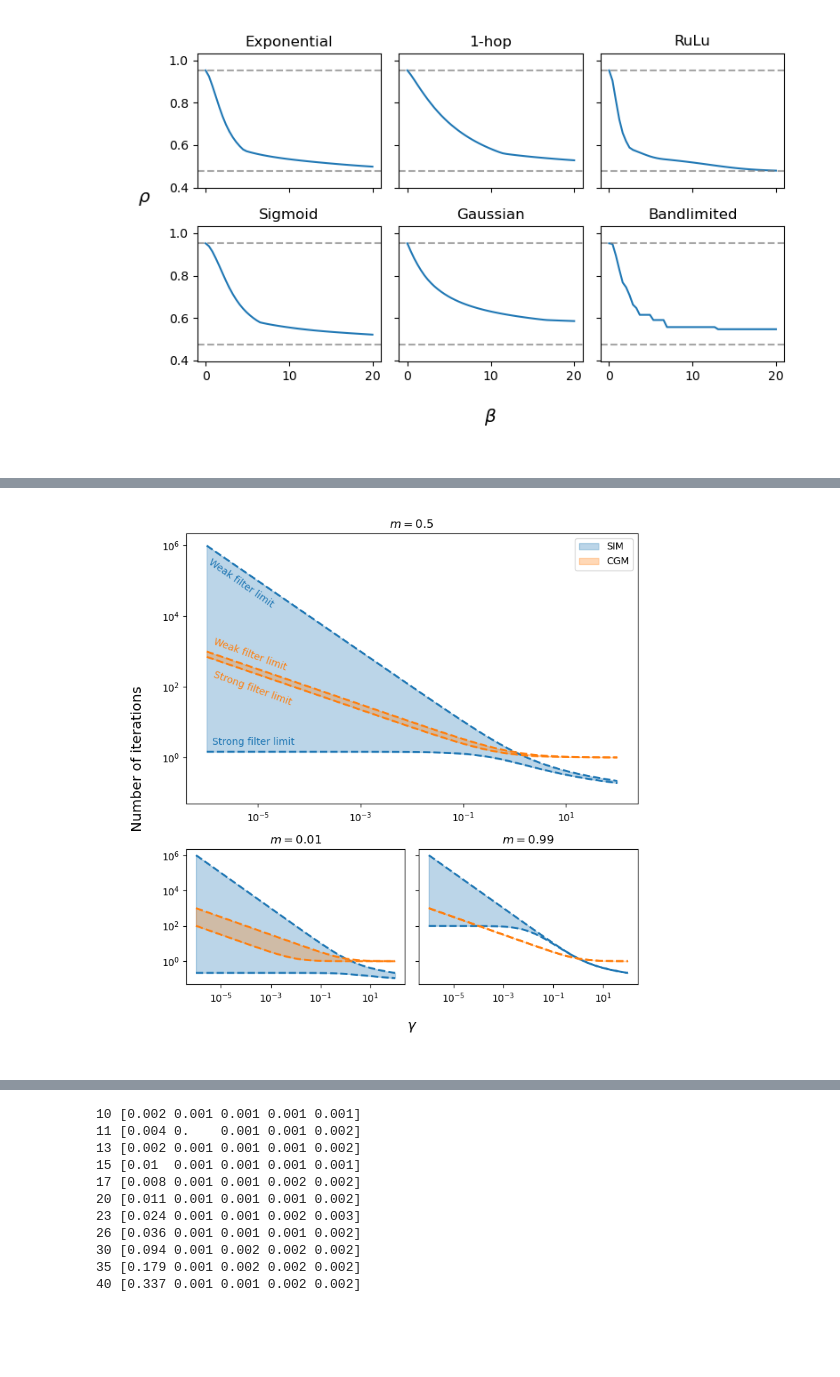
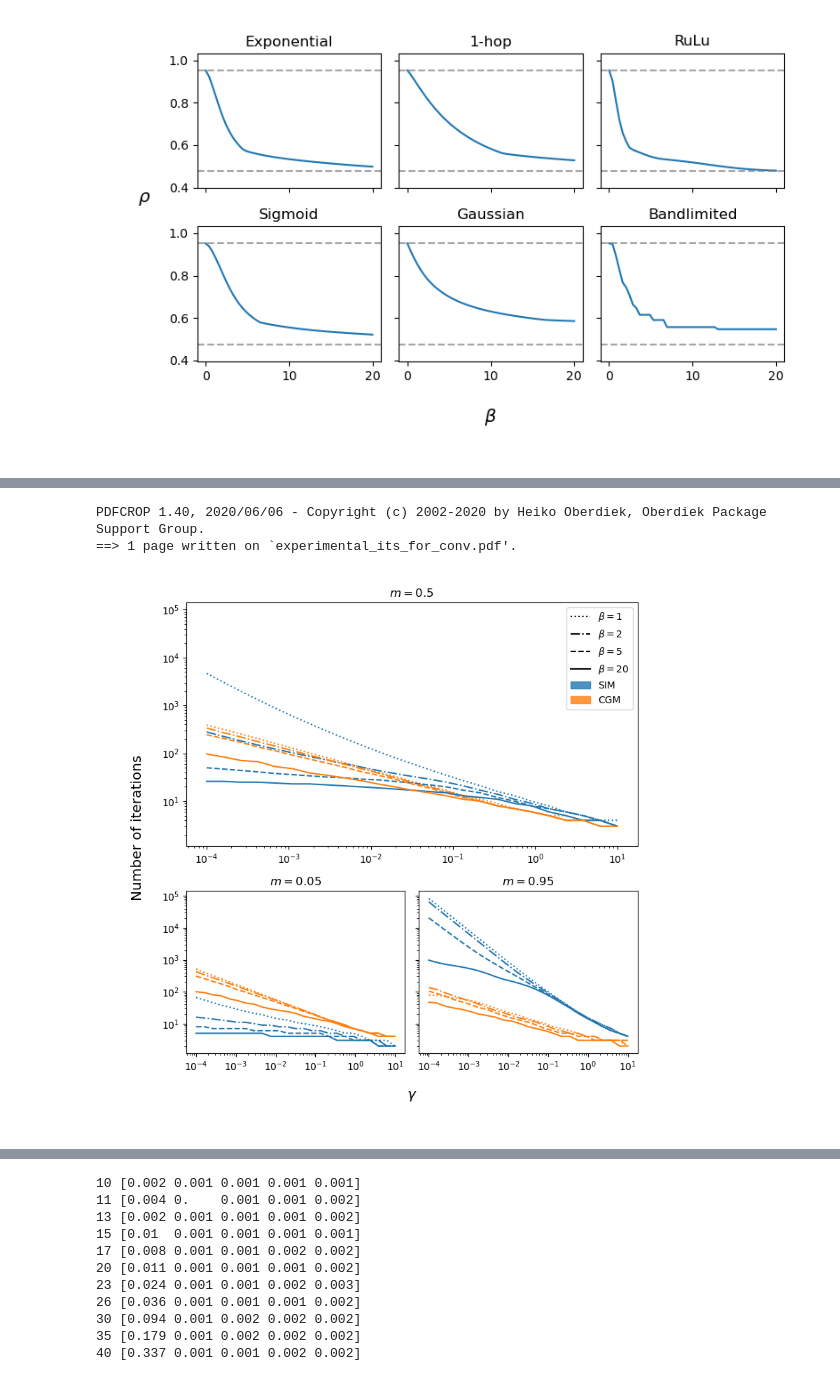
Before and after one commit to nickelnine37/ThesisCode, a Jupyter notebook: Chapter 4/4.3.ipynb, the cells around one changed output, grey strips where cells are left out. Saved outputs shown, nothing was run; the diff lists cells and outputs as text; code cells hidden in the pictures; blank space fills up the shorter version.

```diff
--- a/Chapter 4/4.3.ipynb
+++ b/Chapter 4/4.3.ipynb
@@ -75,10 +75,14 @@ def g(lamN: float | np.ndarray,
     return np.exp(-(betaN * lamN + betaT * lamT))
 
 
-def dummy_data(N: int, T: int, m: float, seed: int=0):
+def dummy_data(N: int, T: int, m: float, seed: int=0) -> Tuple[np.ndarray, np.ndarray, np.ndarray, np.ndarray]:
     """
     Generate some fake data for testing purposes with size (N, T) and
     missingness fraction 0 < m < 1
+
+    Parameters:
+        N, T        dimensions of the data
+        m           the fraction of data that is missing
     """
 
     np.random.seed(seed)
@@ -92,6 +96,13 @@ def dummy_data(N: int, T: int, m: float, seed: int=0):
     _, LT = path_graph(T)
 
     return Y, S, LN, LT
+
+
+def save_fig_cropped(fname: str):
+    """Save the current figure and crop out whitespace"""
+
+    plt.savefig(fname)
+    subprocess.run(['pdfcrop', fname, fname])
 # %%
 def idct(Y: np.ndarray) -> np.ndarray:
     """
@@ -901,34 +857,37 @@ PDFCROP 1.40, 2020/06/06 - Copyright (c) 2002-2020 by Heiko Oberdiek, Oberdiek P
 # %%
-def make_it_gamma_plot_CGM():
 
-    gs = np.logspace(-6, 2)
 
-    fig, axes = plt.subplot_mosaic("AA;BC", sharey=True, figsize=(8, 8), gridspec_kw={'height_ratios': [2, 1]})
+
+def make_it_gamma_plot2(its_sim, its_cgm, save=False):
+
+    gs = np.logspace(-4, 1, 25)
+
+    fig, axes = plt.subplot_mosaic("AA;BC", sharey=True, figsize=(8, 8), gridspec_kw={'height_ratios': [1.5, 1]})
 
     y1 = (1 / gs + 1) ** 0.5
     ya = 1 / np.log(1 + gs)
 
+    legend_elements = []
 
-    for ax, m in zip(axes.values(), [0.5, 0.01, 0.99]):
 
-        y2 = (m / gs + 1) ** 0.5
-        yb = 1 / (np.log(1 + gs) - np.log(m))
-
-        ax.plot(gs, ya, color='tab:blue', ls='--', lw=2)
-        ax.plot(gs, yb, color='tab:blue', ls='--', lw=2)
-        ax.fill_between(gs, ya, yb, alpha=0.3,  color='tab:blue', label='SIM')
-
-        ax.plot(gs, y1, color='tab:orange', ls='--', lw=2)
-        ax.plot(gs, y2, color='tab:orange', ls='--', lw=2)
-        ax.fill_between(gs, y1, y2, alpha=0.3, color='tab:orange', label='CGM')
+    for ax, m in zip(axes.values(), [0.5, 0.05, 0.95]):
 
         ax.set_xscale('log')
         ax.set_yscale('log')
 
+        for ls, beta in zip(reversed(['-', '--', '-.', ':']), [1, 2, 5, 20]):
+
+            ax.plot(gs, its_sim[m][beta], color='tab:blue', ls=ls) #, label=r'SIM, $\beta = ' + str(beta) +  '$')
+            ax.plot(gs, its_cgm[m][beta], color='tab:orange', ls=ls) #, label=r'CGM, $\beta = ' + str(beta) +  '$')
+
+            if m == 0.5:
+
+                legend_elements.append(Line2D([0], [0], color='k', ls=ls, label=r'$\beta=' + str(beta) + '$'))
+
 
     axes['A'].set_title(r'$m=0.5$')
-    axes['B'].set_title(r'$m=0.01$')
-    axes['C'].set_title(r'$m=0.99$')
+    axes['B'].set_title(r'$m=0.05$')
+    axes['C'].set_title(r'$m=0.95$')
 
     axes['A'].legend()
 
@@ -937,16 +896,20 @@ def make_it_gamma_plot_CGM():
     plt.xlabel(r"$\gamma$", size='x-large', labelpad=20)
     plt.ylabel(r'Number of iterations', labelpad=20, size='x-large')
 
+    legend_elements += [Patch(facecolor='tab:blue', edgecolor='tab:blue', label='SIM', alpha=0.8),
+                        Patch(facecolor='tab:orange', edgecolor='tab:orange', label='CGM', alpha=0.8)]
 
-    axes['A'].text(1e-6, 18e3, 'Weak filter limit', color='tab:blue', rotation=-35)
-    axes['A'].text(1.3e-6, 2.3e0, 'Strong filter limit', color='tab:blue')
 
-    axes['A'].text(1.3e-6, 3e2, 'Weak filter limit', color='tab:orange', rotation=-20)
-    axes['A'].text(1.3e-6, 3e1, 'Strong filter limit', color='tab:orange', rotation=-20)
+    axes['A'].legend(handles=legend_elements)
+
 
     plt.tight_layout()
     plt.savefig('conv_SIM_CGM_compared.pdf')
 
 
-make_it_gamma_plot_CGM()
+    if save:
+        save_fig_cropped('experimental_its_for_conv.pdf')
+
+
+make_it_gamma_plot2(its_sim, its_cgm, save=True)
 # %% [output]
@@ -953,4 +917,6 @@ make_it_gamma_plot_CGM()
+PDFCROP 1.40, 2020/06/06 - Copyright (c) 2002-2020 by Heiko Oberdiek, Oberdiek Package Support Group.
+==> 1 page written on `experimental_its_for_conv.pdf'.
-[figure, old version]
+[figure, new version]
 # %%
 N = 16
 T = 16
```
Also changed, not shown: parts of 51 cells of this notebook, 9 other files.
